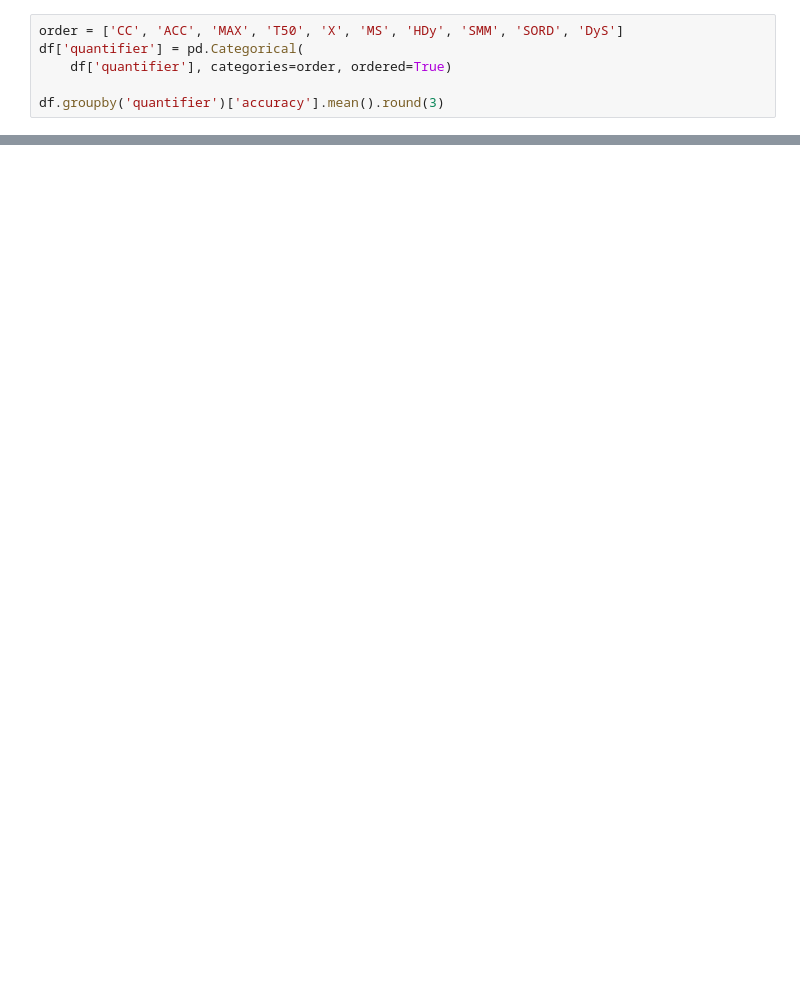
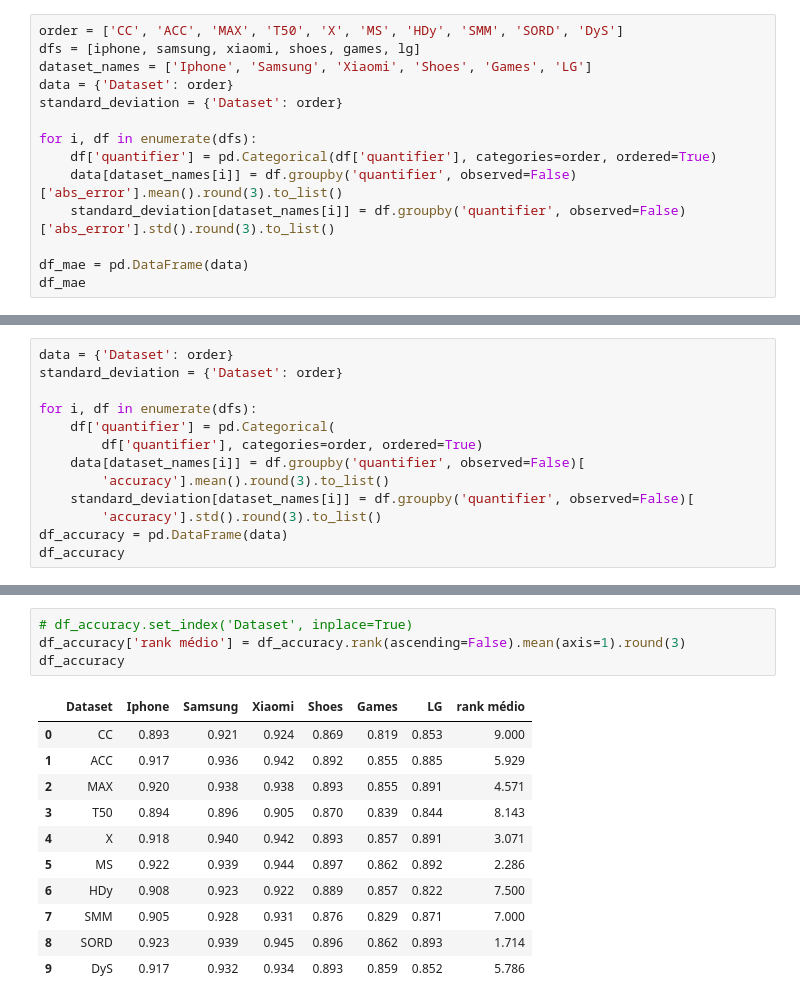
Before and after one commit to danielzontaojeda/sentiment-analysis-erbd24-paper, a Jupyter notebook: analysis.ipynb, the cells around one changed output, grey strips where cells are left out. Drawn from its saved outputs; the diff is of its cells as text; blank space fills up the shorter version.

```diff
--- a/analysis.ipynb
+++ b/analysis.ipynb
@@ -12,7 +16,15 @@ df = lg
 # %%
 order = ['CC', 'ACC', 'MAX', 'T50', 'X', 'MS', 'HDy', 'SMM', 'SORD', 'DyS']
-df['quantifier'] = pd.Categorical(
-    df['quantifier'], categories=order, ordered=True)
+dfs = [iphone, samsung, xiaomi, shoes, games, lg]
+dataset_names = ['Iphone', 'Samsung', 'Xiaomi', 'Shoes', 'Games', 'LG']
+data = {'Dataset': order}
+standard_deviation = {'Dataset': order}
 
-df.groupby('quantifier')['accuracy'].mean().round(3)
+for i, df in enumerate(dfs):
+    df['quantifier'] = pd.Categorical(df['quantifier'], categories=order, ordered=True)
+    data[dataset_names[i]] = df.groupby('quantifier', observed=False)['abs_error'].mean().round(3).to_list()
+    standard_deviation[dataset_names[i]] = df.groupby('quantifier', observed=False)['abs_error'].std().round(3).to_list()
+
+df_mae = pd.DataFrame(data)
+df_mae
 # %% [output]
@@ -30,0 +78,13 @@ Name: accuracy, dtype: float64
+# %%
+data = {'Dataset': order}
+standard_deviation = {'Dataset': order}
+
+for i, df in enumerate(dfs):
+    df['quantifier'] = pd.Categorical(
+        df['quantifier'], categories=order, ordered=True)
+    data[dataset_names[i]] = df.groupby('quantifier', observed=False)[
+        'accuracy'].mean().round(3).to_list()
+    standard_deviation[dataset_names[i]] = df.groupby('quantifier', observed=False)[
+        'accuracy'].std().round(3).to_list()
+df_accuracy = pd.DataFrame(data)
+df_accuracy
@@ -30,0 +103,16 @@ Name: accuracy, dtype: float64
+# %%
+# df_accuracy.set_index('Dataset', inplace=True)
+df_accuracy['rank médio'] = df_accuracy.rank(ascending=False).mean(axis=1).round(3)
+df_accuracy
+# %% [output]
+|  | Dataset | Iphone | Samsung | Xiaomi | Shoes | Games | LG | rank médio |
+| 0 | CC | 0.893 | 0.921 | 0.924 | 0.869 | 0.819 | 0.853 | 9.000 |
+| 1 | ACC | 0.917 | 0.936 | 0.942 | 0.892 | 0.855 | 0.885 | 5.929 |
+| 2 | MAX | 0.920 | 0.938 | 0.938 | 0.893 | 0.855 | 0.891 | 4.571 |
+| 3 | T50 | 0.894 | 0.896 | 0.905 | 0.870 | 0.839 | 0.844 | 8.143 |
+| 4 | X | 0.918 | 0.940 | 0.942 | 0.893 | 0.857 | 0.891 | 3.071 |
+| 5 | MS | 0.922 | 0.939 | 0.944 | 0.897 | 0.862 | 0.892 | 2.286 |
+| 6 | HDy | 0.908 | 0.923 | 0.922 | 0.889 | 0.857 | 0.822 | 7.500 |
+| 7 | SMM | 0.905 | 0.928 | 0.931 | 0.876 | 0.829 | 0.871 | 7.000 |
+| 8 | SORD | 0.923 | 0.939 | 0.945 | 0.896 | 0.862 | 0.893 | 1.714 |
+| 9 | DyS | 0.917 | 0.932 | 0.934 | 0.893 | 0.859 | 0.852 | 5.786 |
```
Also changed, not shown: parts of 14 cells of this notebook, 1 other file.
